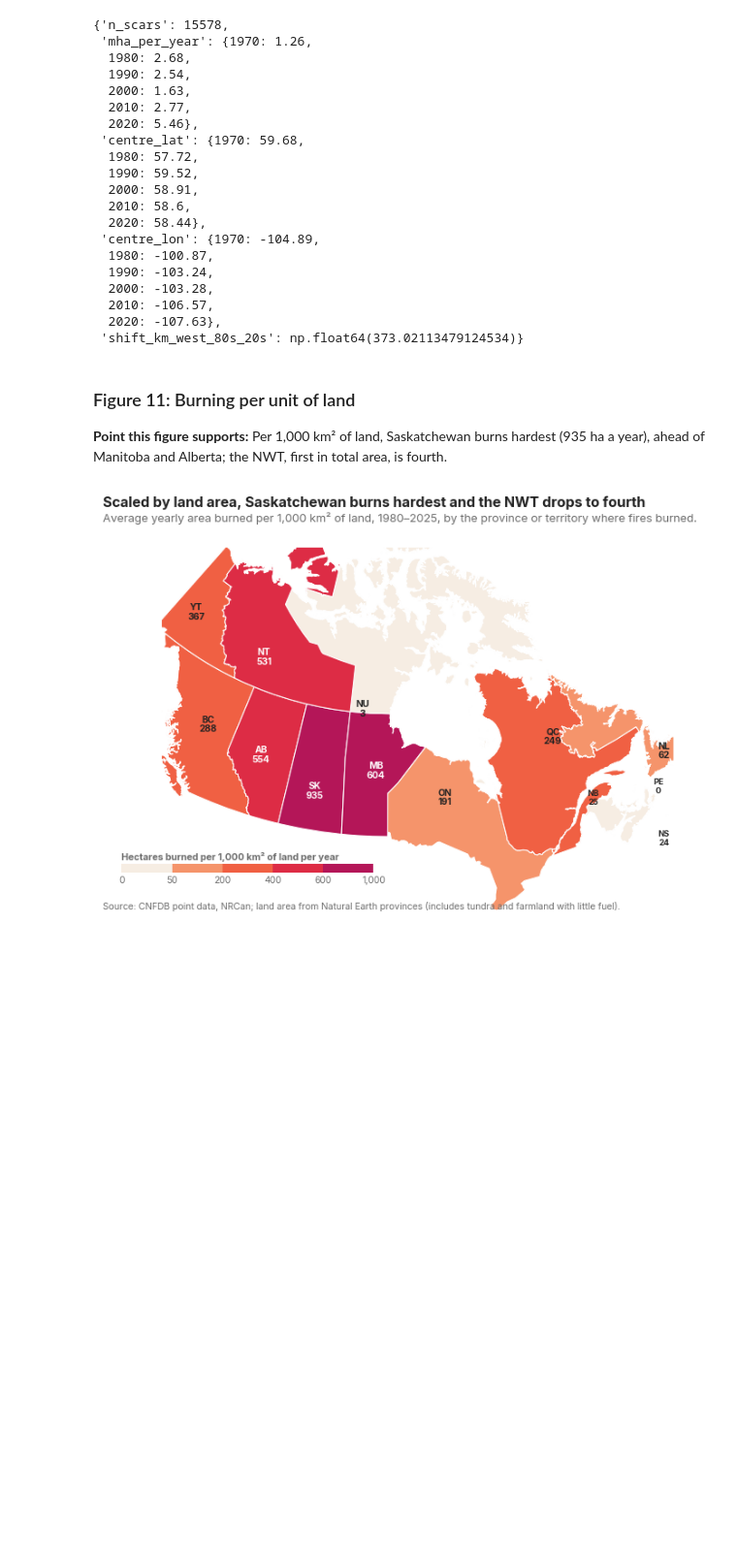
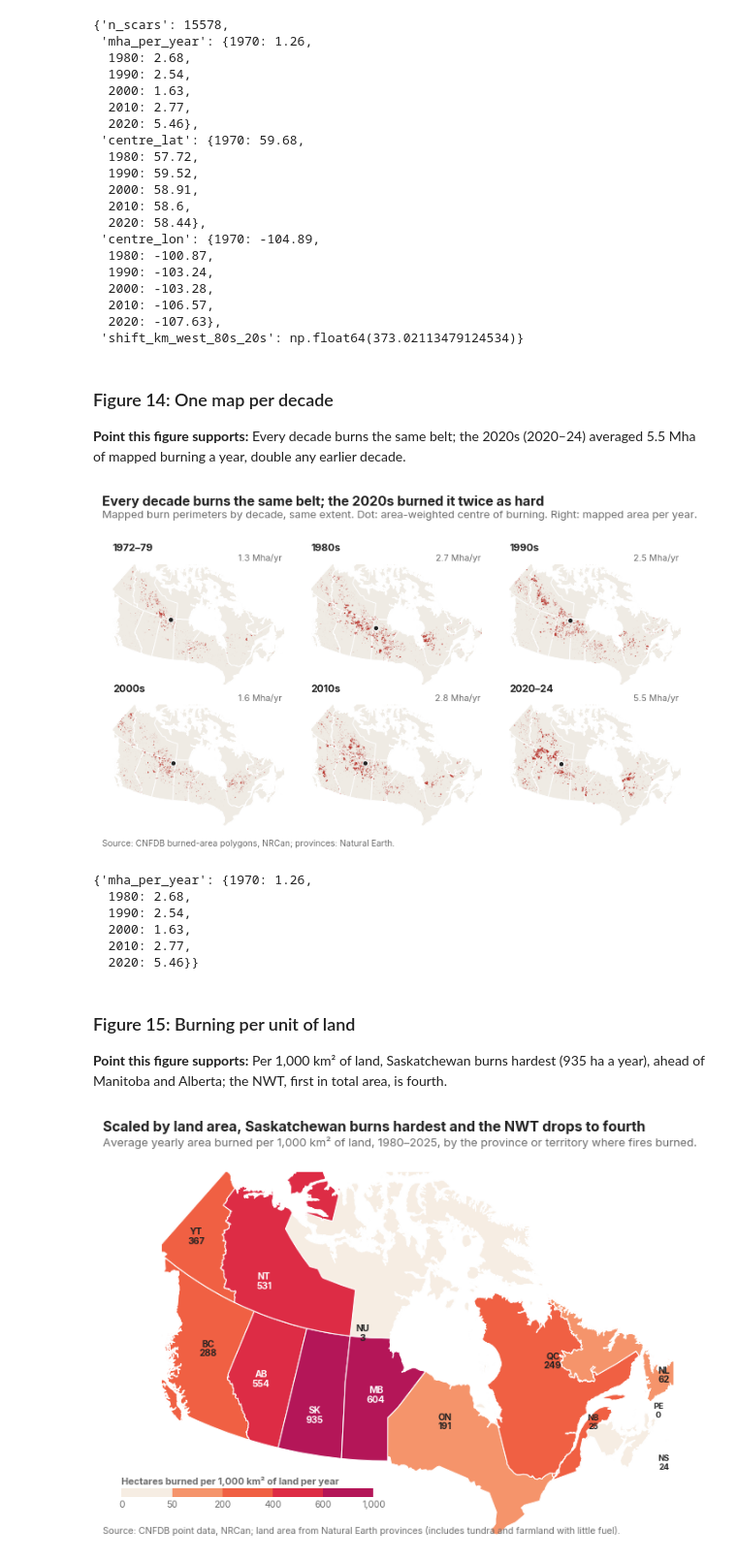
Before and after one commit to rafidreaz/canada-on-fire, a Jupyter notebook: canada_on_fire.ipynb, the cells around one changed output. Shown at 97% size. Saved outputs shown, nothing was run; the diff lists cells and outputs as text; code cells hidden in the pictures; blank space fills up the shorter version.

```diff
--- a/canada_on_fire.ipynb
+++ b/canada_on_fire.ipynb
@@ -919,8 +1107,49 @@ facts
   2010: -106.57,
   2020: -107.63},
  'shift_km_west_80s_20s': np.float64(373.02113479124534)}
+# %% [markdown]
+### Figure 14: One map per decade
+**Point this figure supports:** Every decade burns the same belt; the 2020s (2020–24) averaged 5.5 Mha of mapped burning a year, double any earlier decade.
+# %%
+def fig15_decade_small_multiples(df):
+    """Q4 - one burn-scar map per decade, same extent, with area per year."""
+    prov, scars = _load_geo()
+    scars["dec"] = (scars.YEAR // 10) * 10
+    cen = scar_centres(scars)
+    decades = [1970, 1980, 1990, 2000, 2010, 2020]
+    ramp = sns.color_palette("rocket_r", 9)[1:7]
+    span = {1970: "1972–79", 2020: "2020–24"}
+    fig, axes = plt.subplots(2, 3, figsize=(st.TEXT_WIDTH, 3.9))
+    for ax, dec, col in zip(axes.flat, decades, ramp):
+        _base_map(ax, prov, top=0.78)
+        scars[scars.dec == dec].plot(ax=ax, color=st.EMBER, linewidth=0, zorder=1)
+        r = cen.loc[dec]
+        ax.scatter([r.x], [r.y], s=18, color=st.INK, edgecolor="white", lw=0.8, zorder=4)
+        ax.set_title(f"{dec}s" if dec not in span else span[dec], fontsize=8, fontweight="bold",
+                     loc="left", pad=1)
+        ax.text(0.99, 1.02, f"{r.mha_per_year:.1f} Mha/yr", transform=ax.transAxes, ha="right",
+                va="bottom", fontsize=7, color=st.MUTED)
+    fig.subplots_adjust(top=0.8, bottom=0.06, left=0.0, right=1.0, wspace=0.03, hspace=0.16)
+    st.headline(fig, "Every decade burns the same belt; the 2020s burned it twice as hard",
+                "Mapped burn perimeters by decade, same extent. Dot: area-weighted centre of burning. "
+                "Right: mapped area per year.", y=0.995)
+    st.source_note(fig, "Source: CNFDB burned-area polygons, NRCan; provinces: Natural Earth.")
+    return fig, dict(mha_per_year=cen.mha_per_year.round(2).to_dict())
+# %%
+fig, facts = fig15_decade_small_multiples(df)
+st.save(fig, "fig15_decade_small_multiples")
+plt.show()
+facts
+# %% [output]
+[figure, added]
+{'mha_per_year': {1970: 1.26,
+  1980: 2.68,
+  1990: 2.54,
+  2000: 1.63,
+  2010: 2.77,
+  2020: 5.46}}
 # %% [markdown]
-### Figure 11: Burning per unit of land
+### Figure 15: Burning per unit of land
 **Point this figure supports:** Per 1,000 km² of land, Saskatchewan burns hardest (935 ha a year), ahead of Manitoba and Alberta; the NWT, first in total area, is fourth.
 # %%
 def fig11_burn_rate_map(df):
```
Also changed, not shown: parts of 34 cells of this notebook, 43 other files.
